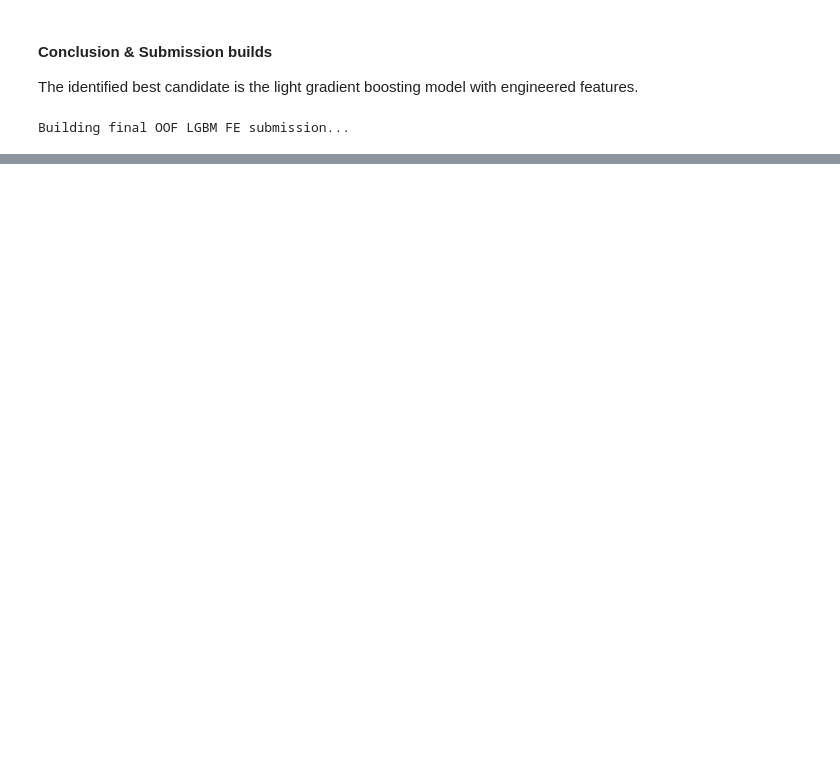
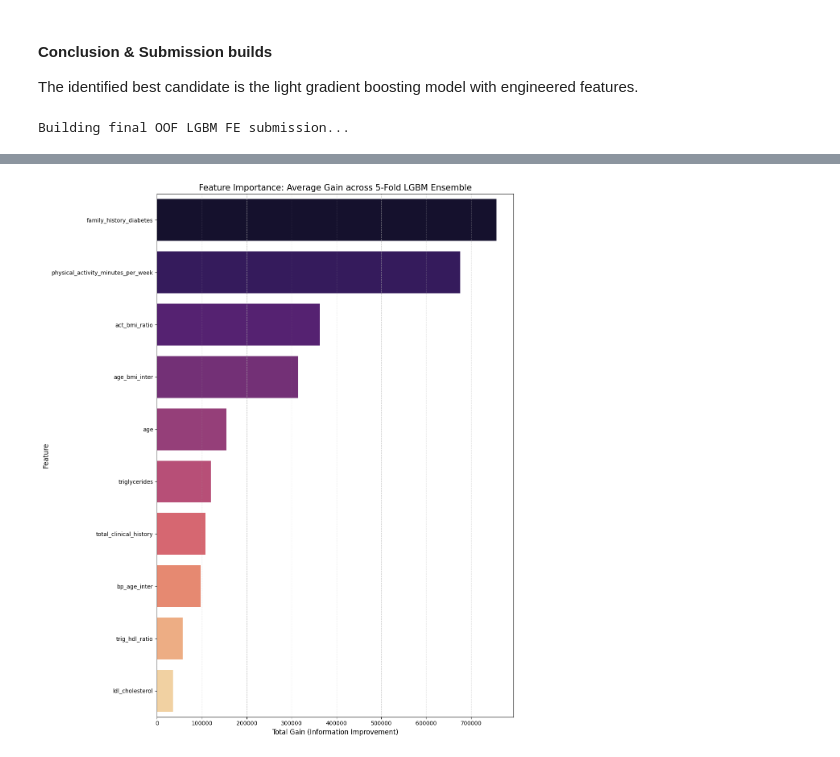
Before and after one commit to alexmonteil/diabetes-prediction-competition, a Jupyter notebook: model.ipynb, the cells around one changed output, grey strips where cells are left out. Drawn from its saved outputs; the diff is of its cells as text; code cells hidden in the pictures; blank space fills up the shorter version.

Commit message:
Implemented script to assess feature importance in terms of gain importance (loss reduction) across 5 folds with 5 fold OOF LGBM ensemble

```diff
--- a/model.ipynb
+++ b/model.ipynb
@@ -864,0 +942,79 @@ if not os.path.exists(LGBM_FE_SUBMISSION_FILE):
+# %%
+OOF_LGBM_FE_MODELS_FILE = "oof_lgbm_fe_ensemble.pkl"
+IMPORTANCE_PLOT_FILE = "oof_lgbm_fe_feature_importance_gain.png"
+
+# 1. Load the Ensemble
+if not os.path.exists(OOF_LGBM_FE_MODELS_FILE):
+    print(f"Error: {OOF_LGBM_FE_MODELS_FILE} not found. Please ensure the OOF ensemble cell has finished running.")
+else:
+    print(f"Loading ensemble from {OOF_LGBM_FE_MODELS_FILE} to audit features...")
+    ensemble = joblib.load(OOF_LGBM_FE_MODELS_FILE)
+
+    # 2. Extract Feature Names from the preprocessor
+    # We use the first model in the ensemble to get the transformed column names
+    preprocessor = ensemble[0].named_steps['prep']
+    feature_names = preprocessor.get_feature_names_out()
+
+    # 3. Aggregate Gain Importance across all 5 folds
+    # This provides a stable average that accounts for data variance
+    all_importances = []
+
+    for i, model in enumerate(ensemble):
+        # Access the underlying LightGBM booster
+        lgbm_model = model.named_steps['lgbm']
+        # 'gain' is the total gain of the predictor's splits
+        importance_values = lgbm_model.booster_.feature_importance(importance_type='gain')
+        all_importances.append(importance_values)
+
+    # Calculate Mean and Std Dev across the 5 folds
+    mean_importance = np.mean(all_importances, axis=0)
+    std_importance = np.std(all_importances, axis=0)
+
+    # 4. Create Importance DataFrame
+    importance_df = pd.DataFrame({
+        'Feature': feature_names,
+        'Gain_Importance': mean_importance,
+        'Std_Dev': std_importance
+    }).sort_values(by='Gain_Importance', ascending=False)
+
+    # Clean up prefixes from ColumnTransformer (e.g., 'cat__' or 'remainder__')
+    importance_df['Feature'] = (importance_df['Feature']
+                                .str.replace('cat__', '', regex=False)
+                                .str.replace('remainder__', '', regex=False))
+
+    # 5. Visualization (Top 10 Features)
+    plt.figure(figsize=(12, 14))
+    sns.barplot(
+        x='Gain_Importance',
+        y='Feature',
+        data=importance_df.head(10),
+        palette='magma',
+        hue='Feature',
+        legend=False
+    )
+
+    plt.title('Feature Importance: Average Gain across 5-Fold LGBM Ensemble', fontsize=15)
+    plt.xlabel('Total Gain (Information Improvement)', fontsize=12)
+    plt.ylabel('Feature', fontsize=12)
+    plt.grid(axis='x', linestyle='--', alpha=0.6)
+    plt.tight_layout()
+
+    # Export the plot for your records
+    if not os.path.exists(IMPORTANCE_PLOT_FILE):
+        plt.savefig(IMPORTANCE_PLOT_FILE)
+    plt.show()
+
+    # 6. Output Bottom 10 Features for Pruning Decisions
+    print("-" * 30)
+    print("BOTTOM 10 FEATURES (Pruning Candidates):")
+    print("These features contribute the least to the model's AUC.")
+    print("-" * 30)
+    # Filter for non-zero importance to see the real 'junk'
+    bottom_features = importance_df.tail(10)[['Feature', 'Gain_Importance']]
+    print(bottom_features.to_string(index=False))
+    print("-" * 30)
+
+    # Optional: Highlight engineered features that failed the test
+    # (Assuming your engineered features follow a naming convention or were recently added)
+    print(f"Audit complete. Plot saved to {IMPORTANCE_PLOT_FILE}")
+# %% [output]
@@ -864,0 +1022 @@ if not os.path.exists(LGBM_FE_SUBMISSION_FILE):
+[figure, added]
```
Also changed, not shown: parts of 7 cells of this notebook, 5 other files.
